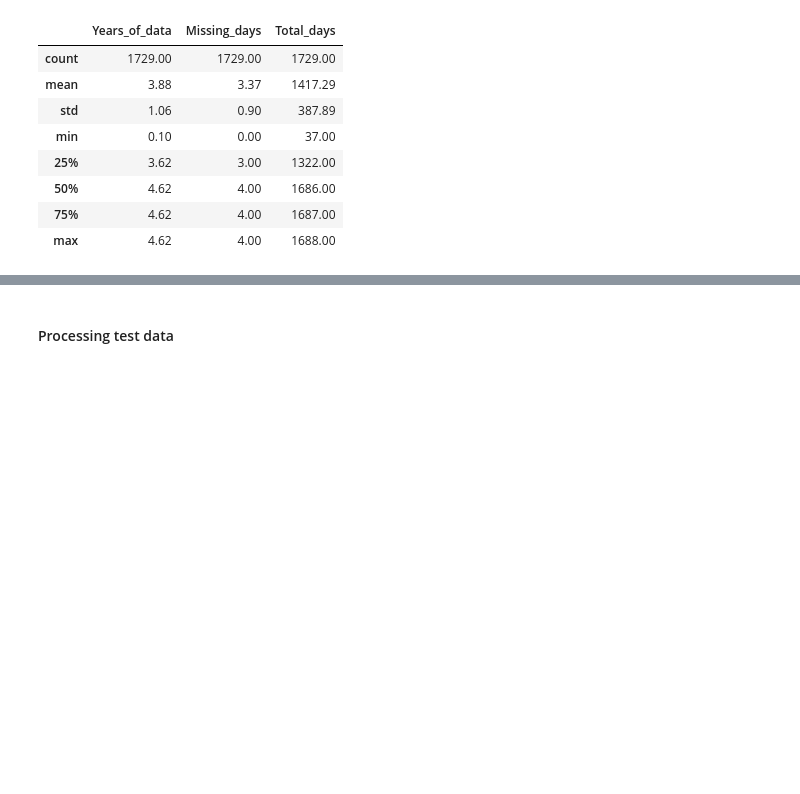
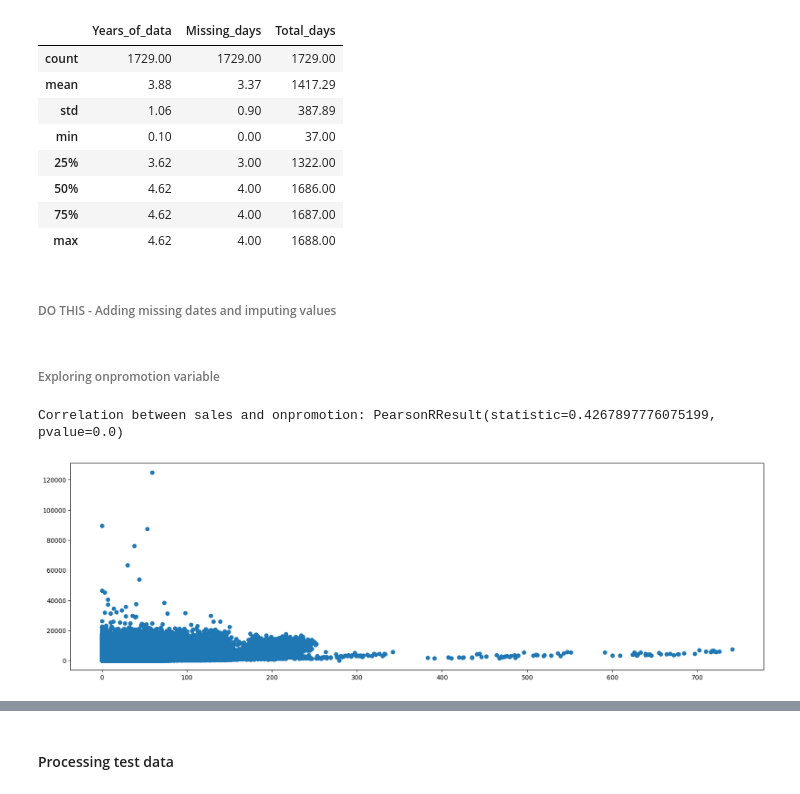
Before and after one commit to aishwarya-mm16/Store-sales-forecasting, a Jupyter notebook: EDA.ipynb, the cells around one changed output, grey strips where cells are left out. Cells and saved outputs as stored; diff of their text form; code cells hidden in the pictures; blank space fills up the shorter version.

```diff
--- a/EDA.ipynb
+++ b/EDA.ipynb
@@ -433,0 +446,16 @@ comb_info_tb[['Years_of_data', 'Missing_days', 'Total_days']].describe()
+# %% [markdown]
+###### DO THIS - Adding missing dates and imputing values
+# %% [markdown]
+###### Exploring onpromotion variable
+# %%
+print('Correlation between sales and onpromotion:',
+pearsonr(train_proc_sales['onpromotion'], train_proc_sales['sales']))
+# train_proc_sales.head()
+
+plt.figure(figsize=(20, 6))
+plt.plot(train_proc_sales['onpromotion'],
+train_proc_sales['sales'], marker='o', linewidth=0)
+plt.show()
+# %% [output]
+Correlation between sales and onpromotion: PearsonRResult(statistic=0.4267897776075199, pvalue=0.0)
+[figure, added]
```
Also changed, not shown: parts of 13 cells of this notebook.
